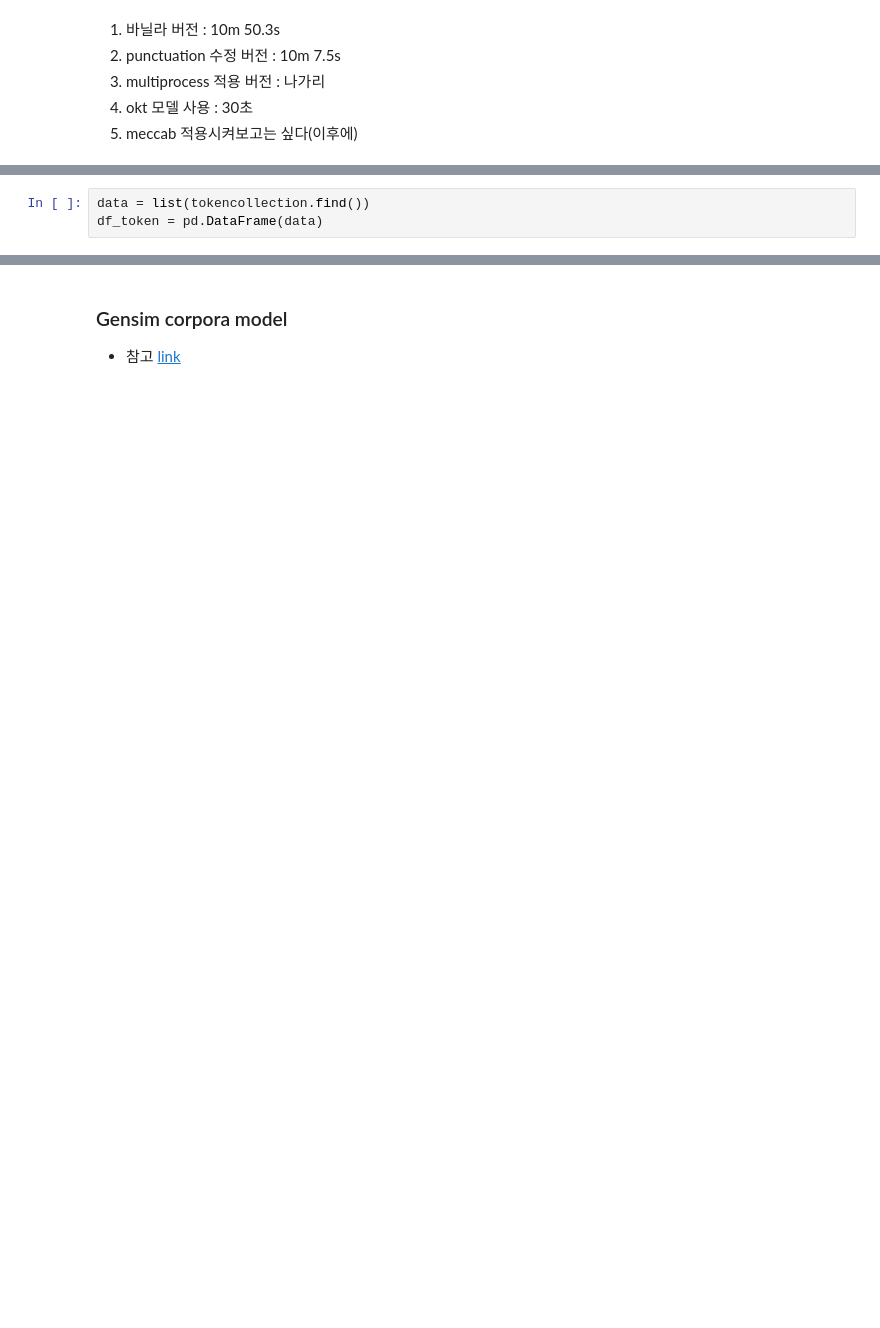
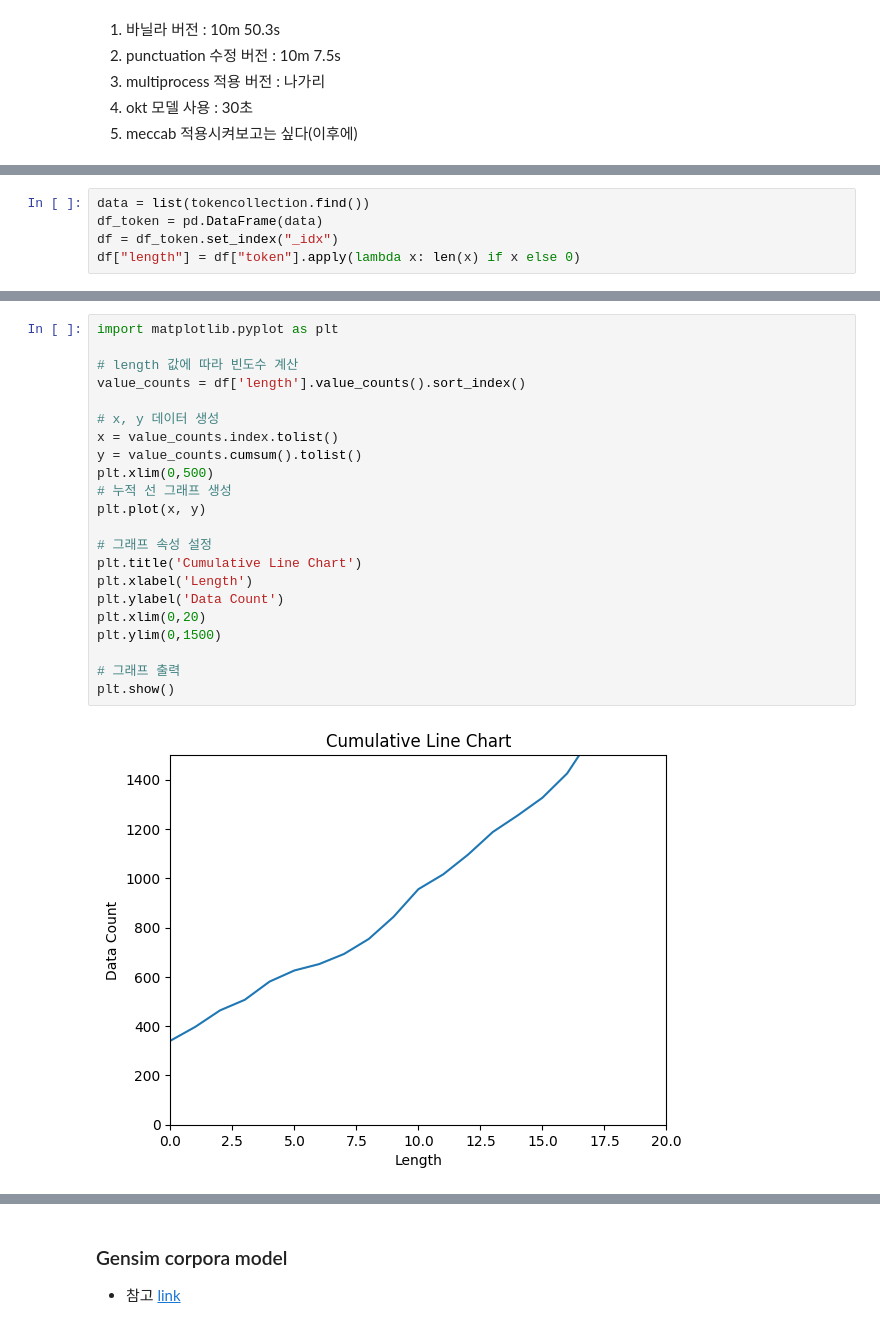
Before and after one commit to dldksco/churros, a Jupyter notebook: recommend/modeling/lda.ipynb, the cells around one changed output, grey strips where cells are left out. Saved outputs shown, nothing was run; the diff lists cells and outputs as text; blank space fills up the shorter version.

```diff
--- a/recommend/modeling/lda.ipynb
+++ b/recommend/modeling/lda.ipynb
@@ -215,3 +208,5 @@ df["token"] = df["full_text"].apply(token)
 # %%
 data = list(tokencollection.find())
 df_token = pd.DataFrame(data)
+df = df_token.set_index("_idx")
+df["length"] = df["token"].apply(lambda x: len(x) if x else 0)
@@ -219,0 +226,24 @@ KeyboardInterrupt:
+# %%
+import matplotlib.pyplot as plt
+
+# length 값에 따라 빈도수 계산
+value_counts = df['length'].value_counts().sort_index()
+
+# x, y 데이터 생성
+x = value_counts.index.tolist()
+y = value_counts.cumsum().tolist()
+plt.xlim(0,500)
+# 누적 선 그래프 생성
+plt.plot(x, y)
+
+# 그래프 속성 설정
+plt.title('Cumulative Line Chart')
+plt.xlabel('Length')
+plt.ylabel('Data Count')
+plt.xlim(0,20)
+plt.ylim(0,1500)
+
+# 그래프 출력
+plt.show()
+# %% [output]
+[figure, added]
```
Also changed, not shown: parts of 21 cells of this notebook, 1 other file.
